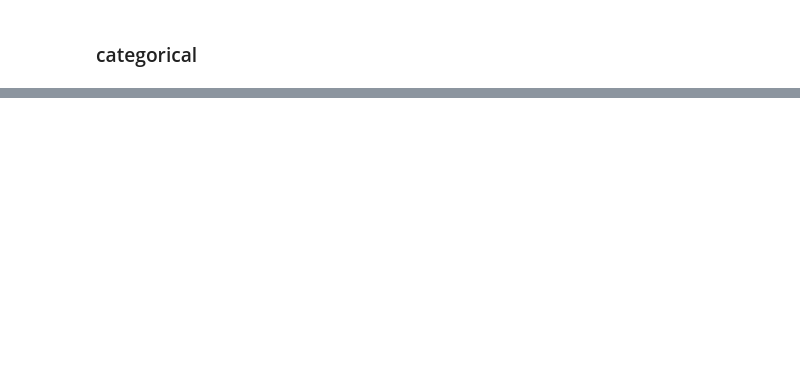
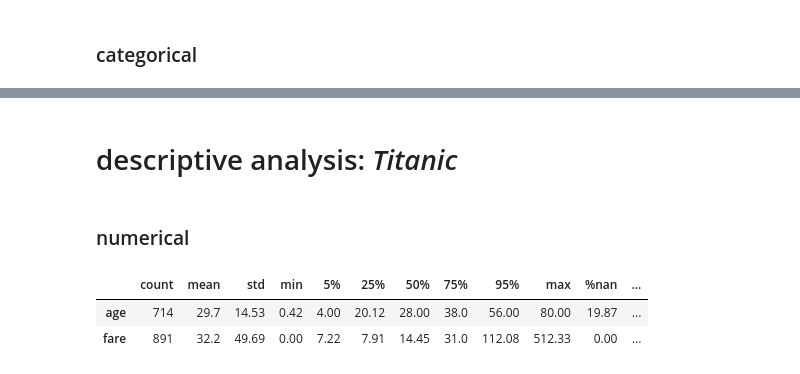
Before and after one commit to jmquintana79/utilsDS, a Jupyter notebook: notebooks/analysis/EDA/EDA-describe/notebook-EDA_describe.ipynb, the cells around one changed output, grey strips where cells are left out. Drawn from its saved outputs; the diff is of its cells as text; code cells hidden in the pictures; blank space fills up the shorter version.

```diff
--- a/notebooks/analysis/EDA/EDA-describe/notebook-EDA_describe.ipynb
+++ b/notebooks/analysis/EDA/EDA-describe/notebook-EDA_describe.ipynb
@@ -77,0 +60,12 @@ dfc
+# %% [markdown]
+# descriptive analysis: *Titanic*
+# %% [markdown]
+### numerical
+# %%
+# describe
+dfn = describe_numeric(data, alpha = .05)
+dfn
+# %% [output]
+|  | count | mean | std | min | 5% | 25% | 50% | 75% | 95% | max | %nan | ... |
+| age | 714 | 29.7 | 14.53 | 0.42 | 4.00 | 20.12 | 28.00 | 38.0 | 56.00 | 80.00 | 19.87 | ... |
+| fare | 891 | 32.2 | 49.69 | 0.00 | 7.22 | 7.91 | 14.45 | 31.0 | 112.08 | 512.33 | 0.00 | ... |
```
Also changed, not shown: parts of 24 cells of this notebook, 1 other file.
